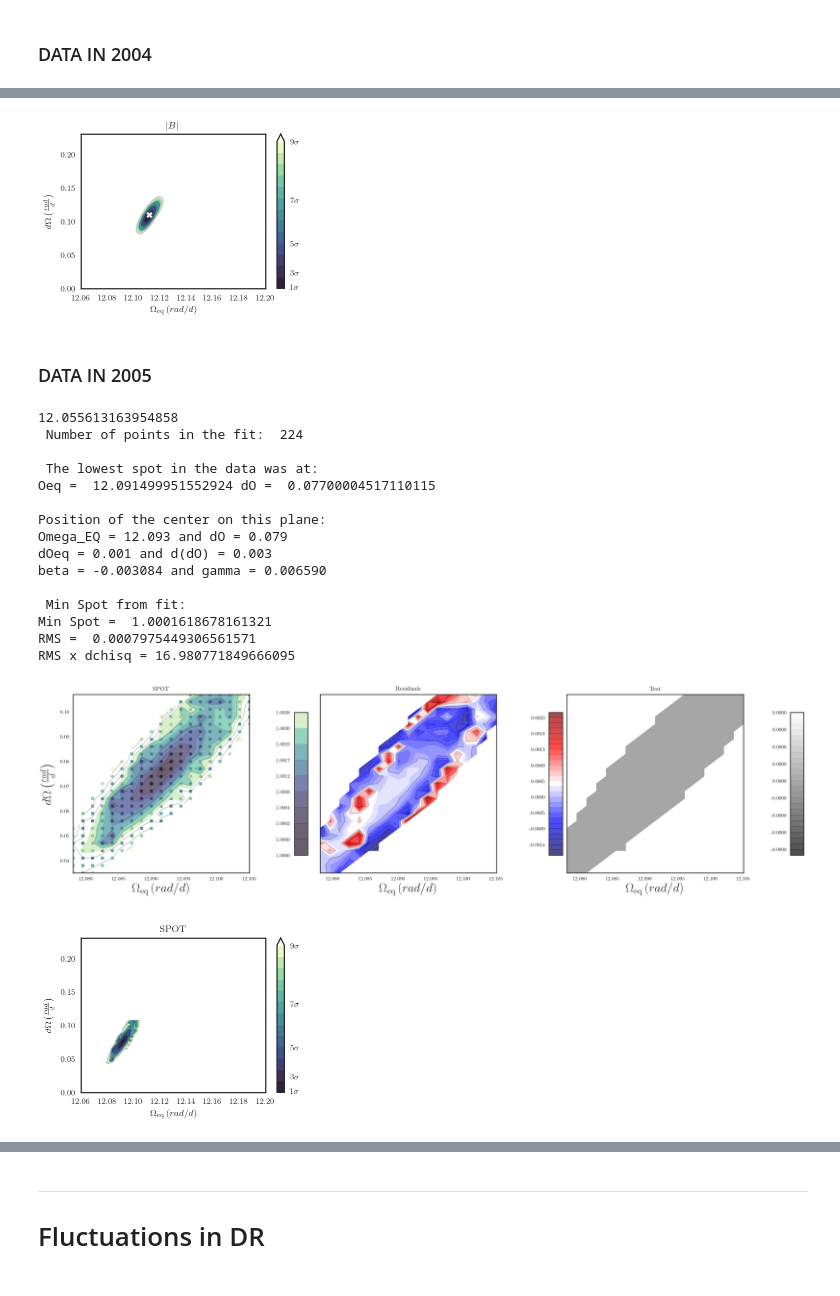
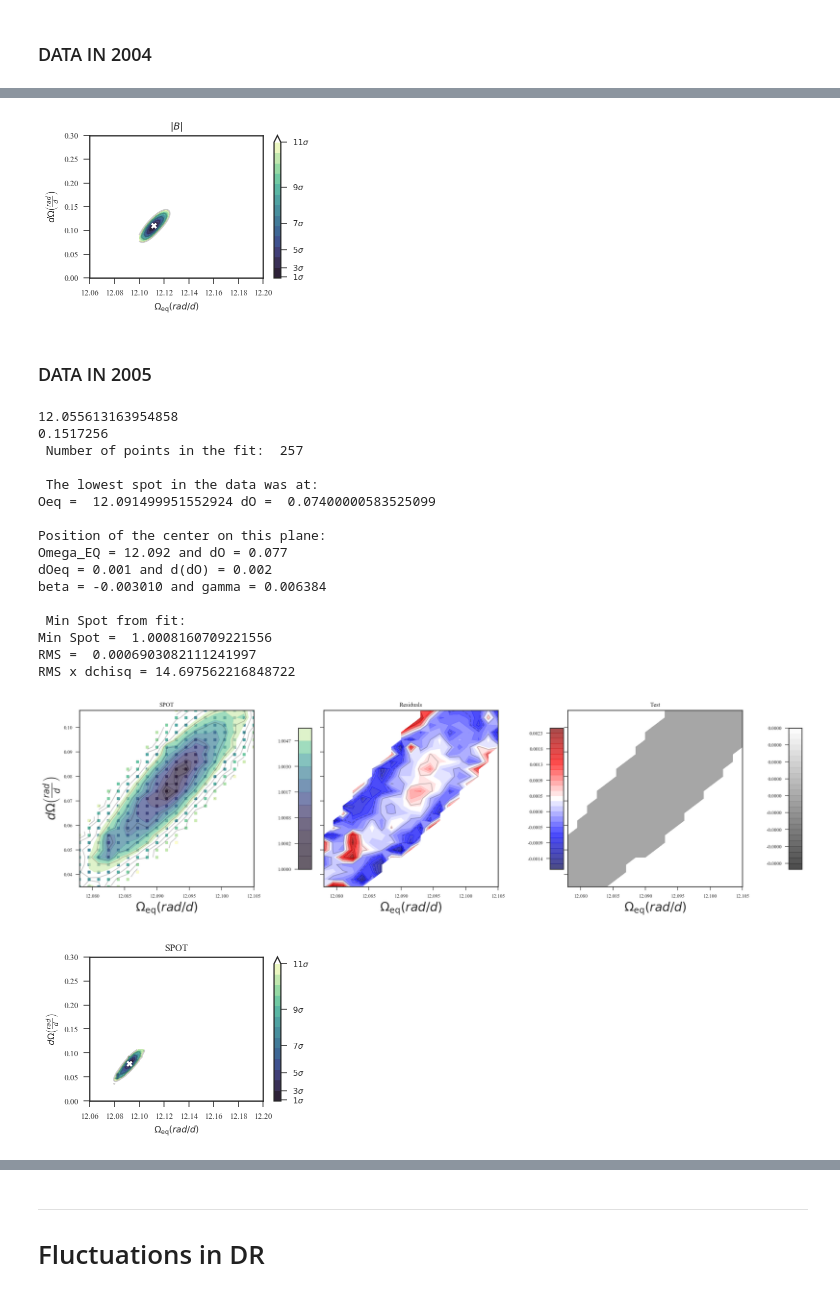
Before and after one commit to bzaire/Reports, a Jupyter notebook: search_DR.ipynb, the cells around one changed output, grey strips where cells are left out. Drawn from its saved outputs; the diff is of its cells as text; code cells hidden in the pictures.

Commit message:
several changes, paper almost done

```diff
--- a/search_DR.ipynb
+++ b/search_DR.ipynb
@@ -15,7 +15,7 @@ The parameters that will be used in each epoch are:
 | EQW                   | $5.12$     | $5.12$    |
 # %%
 lev_o = (12.06,12.200)
-lev_do = (0.00, 0.230)
+lev_do = (0.00, 0.30)
 # %% [markdown]
 ### DATA IN 2004
 # %%
@@ -25,13 +25,13 @@ import matplotlib.pyplot as P
 from scipy.optimize import leastsq
 import cmocean as cm
 import matplotlib.font_manager
-P.style.use(['seaborn-white', 'seaborn-paper'])
+P.style.use(['seaborn-white', 'seaborn-paper', 'seaborn-ticks'])
 matplotlib.rc("font", family="Times New Roman", size=20)
 %matplotlib inline
 %config InlineBackend.figure_format = 'retina'
 
 #Define the number of sigmas that you want to consider
-nsigma=9.
+nsigma=11.
 
 # Read file with informations in each run
 beta, gamma, chisq, s, sp_ph, test, cool, hot = N.genfromtxt('data/search_dr_i_2004.txt', unpack=True)
@@ -211,7 +210,7 @@ from scipy.optimize import leastsq
 import cmocean as cm
 
 #Define the number of sigmas that you want to consider
-nsigma=9.
+nsigma=11.
 
 # Read file with informations in each run
 beta_v, gamma_v, chisq_v, s_v, bmod, test_v = N.genfromtxt('data/search_dr_v_2004.txt', unpack=True)
@@ -393,9 +392,8 @@ ax.plot(best_x, best_y, 'X', color='w')
 ax.set_ylabel(r'$d\Omega \left(\frac{rad}{d}\right)$')
 ax.set_xlabel(r'$\Omega_\mathrm{eq} \left(rad/d\right)$')
 P.tight_layout()
-P.savefig('figs/dr_v_2004.png')
 # %% [output]
-[figure, old version]
+[figure, new version]
 # %% [markdown]
 ### DATA IN 2005
 # %%
@@ -407,7 +405,7 @@ import cmocean as cm
 import matplotlib.font_manager
 
 #Define the number of sigmas that you want to consider
-nsigma=9.
+nsigma=11.
 
 # Read file with informations in each run
 beta, gamma, chisq, s, sp_ph, test, cool, hot = N.genfromtxt('data/search_dr_i_2005.txt', unpack=True)
@@ -431,6 +429,7 @@ dchisq = nsigma**2*2.3/count
 # Set global min of spot coverage
 vmin = sp_ph.min()
 sp_ph /= vmin
+print(vmin)
 
 #Set levels for plotting
 lev = [1. + isigma**2*(2.3/count) for isigma in range(int(nsigma)+1)]
@@ -495,20 +494,21 @@ print('RMS = ', N.sqrt(N.mean(res**2)))
 print('RMS x dchisq =', N.sqrt(N.mean(res**2))*(count/2.3)) #2params
 # %% [output]
 12.055613163954858
- Number of points in the fit:  224
+0.1517256
+ Number of points in the fit:  257
 
  The lowest spot in the data was at:
-Oeq =  12.091499951552924 dO =  0.07700004517110115
+Oeq =  12.091499951552924 dO =  0.07400000583525099
 
 Position of the center on this plane:
-Omega_EQ = 12.093 and dO = 0.079
-dOeq = 0.001 and d(dO) = 0.003
-beta = -0.003084 and gamma = 0.006590
+Omega_EQ = 12.092 and dO = 0.077
+dOeq = 0.001 and d(dO) = 0.002
+beta = -0.003010 and gamma = 0.006384
 
  Min Spot from fit:
-Min Spot =  1.0001618678161321
-RMS =  0.0007975449306561571
-RMS x dchisq = 16.980771849666095
+Min Spot =  1.0008160709221556
+RMS =  0.0006903082111241997
+RMS x dchisq = 14.697562216848722
 # %%
 from mpl_toolkits.axes_grid1 import make_axes_locatable
 
@@ -558,25 +558,24 @@ fig.subplots_adjust(left = .0, right = 1., top = 1., bottom = .0, wspace = .4, h
 #P.tight_layout()
 P.show()
 # %% [output]
-[figure, old version]
+[figure, new version]
 # %%
 fig, ax = P.subplots(1,1, figsize=(4,3), sharey=True)
 cmap.set_over('white')
 #ax.scatter(Oeq, dO, marker = 's', s=20, color='gray', alpha=0.8)
 ax.set_title(r'SPOT')
 im = ax.contourf(x, y, z, levels=N.linspace(lev[0], lev[-1], 14), cmap=cmap, alpha=1., extend='max')
 ax.contour(x, y, z, levels=lev_1, colors='k', alpha=0.2)
 cbar = fig.colorbar(im, ticks=lev_1, ticklocation = 'right', format = '%1.4f')
 cbar.ax.set_yticklabels([r'$ %1d \sigma$' %isig for isig in range(1,cut_sigma,2)])
 ax.set_xlim(lev_o)
 ax.set_ylim(lev_do)
-ax.plot(best_x, best_y, 'x', color='w')
+ax.plot(best_x, best_y, 'X', color='w')
 ax.set_ylabel(r'$d\Omega \left(\frac{rad}{d}\right)$')
 ax.set_xlabel(r'$\Omega_\mathrm{eq} \left(rad/d\right)$')
 P.tight_layout()
-P.savefig('figs/dr_i_chipot_2004.png')
 # %% [output]
-[figure, old version]
+[figure, new version]
 # %%
 # load modules
 import numpy as N
```
Also changed, not shown: parts of 12 cells of this notebook, 25 other files.
